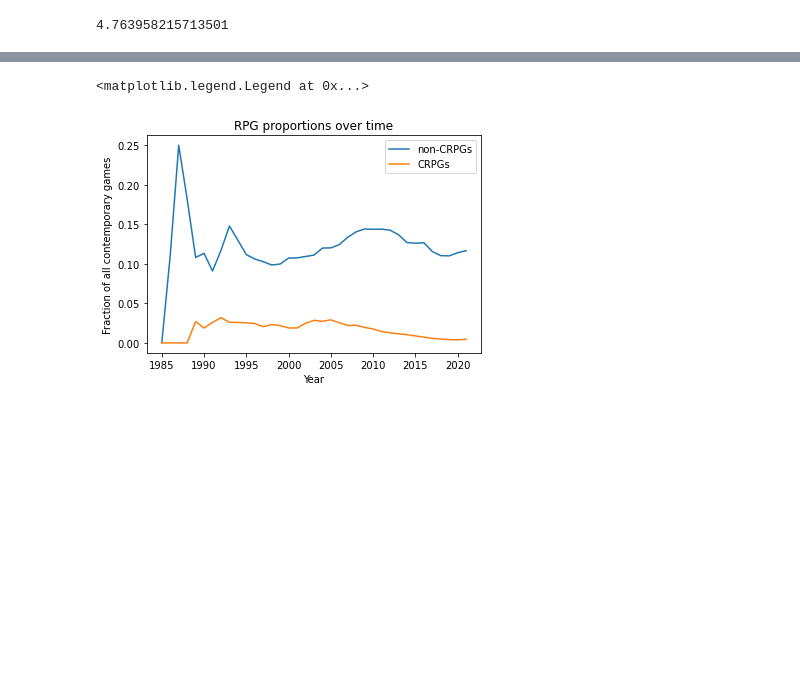
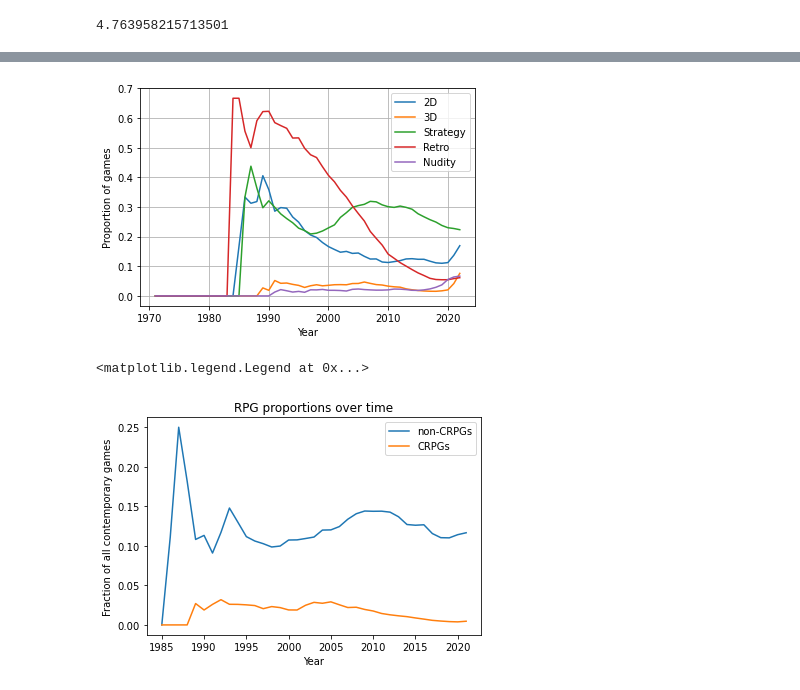
Before and after one commit to isam7/SteamScraping, a Jupyter notebook: Steam Data Analysis.ipynb, the cells around one changed output, grey strips where cells are left out. Drawn from its saved outputs; the diff is of its cells as text; code cells hidden in the pictures; blank space fills up the shorter version.

```diff
--- a/Steam Data Analysis.ipynb
+++ b/Steam Data Analysis.ipynb
@@ -241,0 +188,18 @@ print(time.time() - startTime)
+# %%
+#Add developer location to rawGames
+gameDevCityList = [];
+gameDevStateProvinceList = [];
+gameDevCountryList = [];
+for i in range(len(rawGames)):
+    if rawGames.loc[i].developerName in gameDevLocations.company.tolist():
+
+        gameDev = gameDevLocations[gameDevLocations.company == rawGames.loc[i].developerName]
+
+        gameDevCityList.append([gameDev.loc[j][1] for j in gameDev.index])
+        gameDevStateProvinceList.append([gameDev.loc[j][2] for j in gameDev.index])
+        gameDevCountryList.append([gameDev.loc[j][3] for j in gameDev.index])
+
+    else:
+        gameDevCityList.append([np.nan])
+        gameDevStateProvinceList.append([np.nan])
+        gameDevCountryList.append([np.nan])
@@ -307,3 +343,30 @@ tagNumberPlot(['2D','CRPG'])
+# %%
+totalGamesCount = gameGrowth(rawGames,min(rawGames['releaseDate']).year)
+# %%
+#Function to plot proportion of games with certain tags over time
+def tagProportionPlot(tagNameList):
+    plt.figure()
+
+    #Define time range: oldest game on steam to current year
+    startDate = min(rawGames['releaseDate']).year
+    endDate = dt.now().year
+
+    dates = range(startDate,endDate+1)
+
+    #Plot all tag time series
+    for tag in tagNameList:
+        plt.plot(dates, [tagTS.loc[tag].values[i]/totalGamesCount[i] for i in range(len(dates))], label=tag)
+
+    plt.xlabel('Year')
+    plt.ylabel('Proportion of games')
+
+    plt.grid()
+    plt.legend()
+    return
+# %%
+tagProportionPlot(['2D','3D','Strategy','Retro','Nudity'])
+# %% [output]
+[figure, added]
 # %%
 #Plot change in proportion of RPGs over time
 plt.figure()
```
Also changed, not shown: parts of 22 cells of this notebook, 1 other file.
